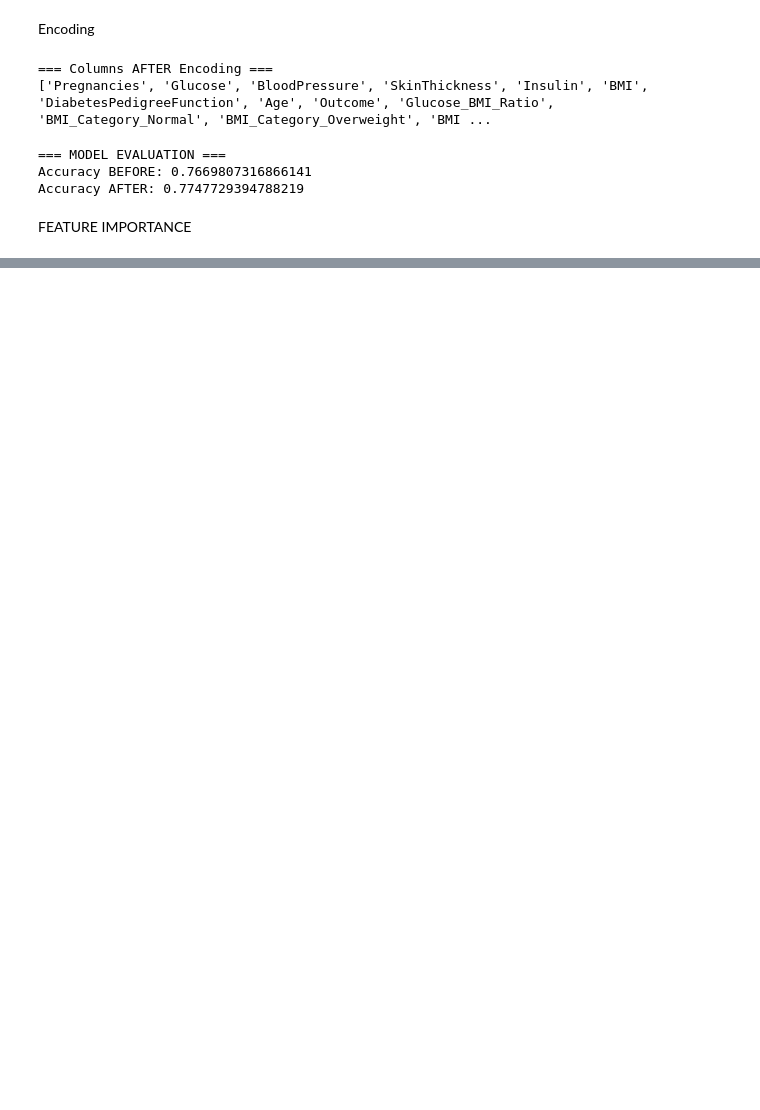
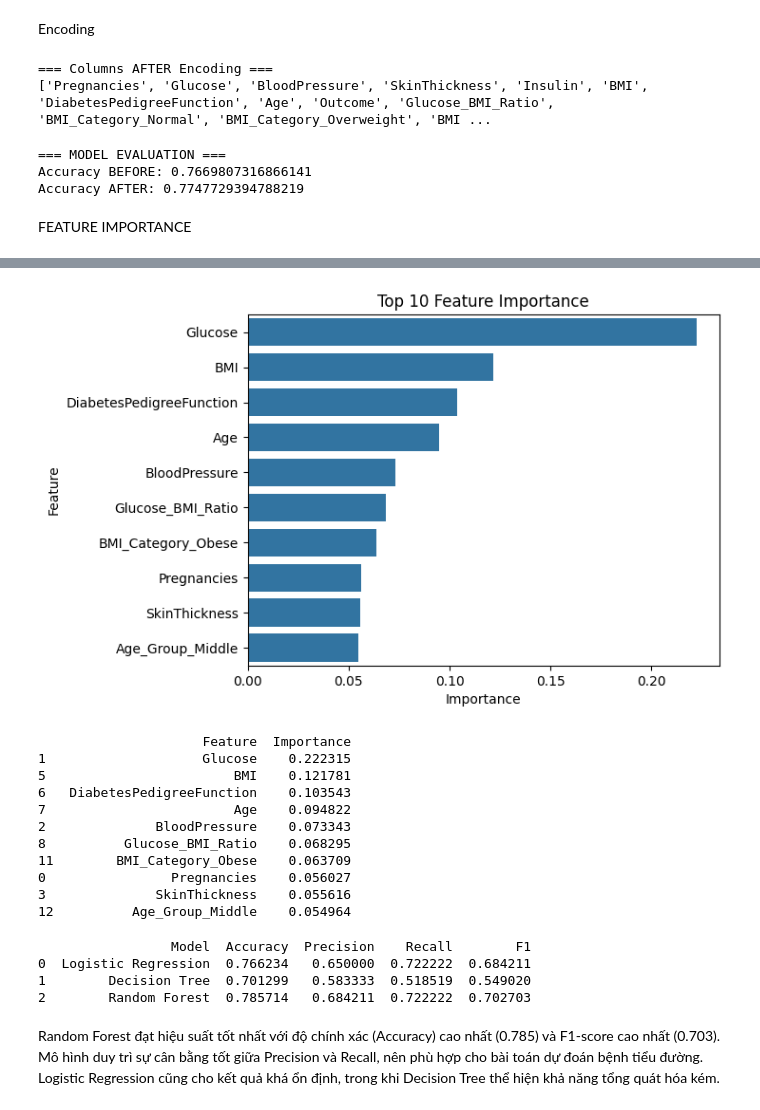
Before and after one commit to hongyen-oss/Diabetes-Prediction, a Jupyter notebook: Notebooks/project_analysis.ipynb, the cells around one changed output, grey strips where cells are left out. Cells and saved outputs as stored; diff of their text form; code cells hidden in the pictures; blank space fills up the shorter version.

```diff
--- a/Notebooks/project_analysis.ipynb
+++ b/Notebooks/project_analysis.ipynb
@@ -859,0 +820,66 @@ Mô hình hoạt động tốt nhất là [Random Forest].
+# %%
+import pandas as pd
+
+importances = model.feature_importances_
+features = X.columns
+
+feat_df = pd.DataFrame({
+    'Feature': features,
+    'Importance': importances
+}).sort_values(by='Importance', ascending=False).head(10)
+
+plt.figure()
+sns.barplot(x='Importance', y='Feature', data=feat_df)
+plt.title("Top 10 Feature Importance")
+plt.show()
+
+print(feat_df)
+# %% [output]
+[figure, added]
+                     Feature  Importance
+1                    Glucose    0.222315
+5                        BMI    0.121781
+6   DiabetesPedigreeFunction    0.103543
+7                        Age    0.094822
+2              BloodPressure    0.073343
+8          Glucose_BMI_Ratio    0.068295
+11        BMI_Category_Obese    0.063709
+0                Pregnancies    0.056027
+3              SkinThickness    0.055616
+12          Age_Group_Middle    0.054964
+# %%
+from sklearn.linear_model import LogisticRegression
+from sklearn.tree import DecisionTreeClassifier
+from sklearn.ensemble import RandomForestClassifier
+
+models = {
+    "Logistic Regression": LogisticRegression(max_iter=1000),
+    "Decision Tree": DecisionTreeClassifier(),
+    "Random Forest": RandomForestClassifier()
+}
+
+results = []
+
+for name, m in models.items():
+    m.fit(X_train, y_train)
+    y_pred = m.predict(X_test)
+
+    results.append({
+        "Model": name,
+        "Accuracy": accuracy_score(y_test, y_pred),
+        "Precision": precision_score(y_test, y_pred),
+        "Recall": recall_score(y_test, y_pred),
+        "F1": f1_score(y_test, y_pred)
+    })
+
+results_df = pd.DataFrame(results)
+print(results_df)
+# %% [output]
+                 Model  Accuracy  Precision    Recall        F1
+0  Logistic Regression  0.766234   0.650000  0.722222  0.684211
+1        Decision Tree  0.701299   0.583333  0.518519  0.549020
+2        Random Forest  0.785714   0.684211  0.722222  0.702703
+# %% [markdown]
+Random Forest đạt hiệu suất tốt nhất với độ chính xác (Accuracy) cao nhất (0.785) và F1-score cao nhất (0.703).
+Mô hình duy trì sự cân bằng tốt giữa Precision và Recall, nên phù hợp cho bài toán dự đoán bệnh tiểu đường.
+Logistic Regression cũng cho kết quả khá ổn định, trong khi Decision Tree thể hiện khả năng tổng quát hóa kém.
```
Also changed, not shown: parts of 20 cells of this notebook.
